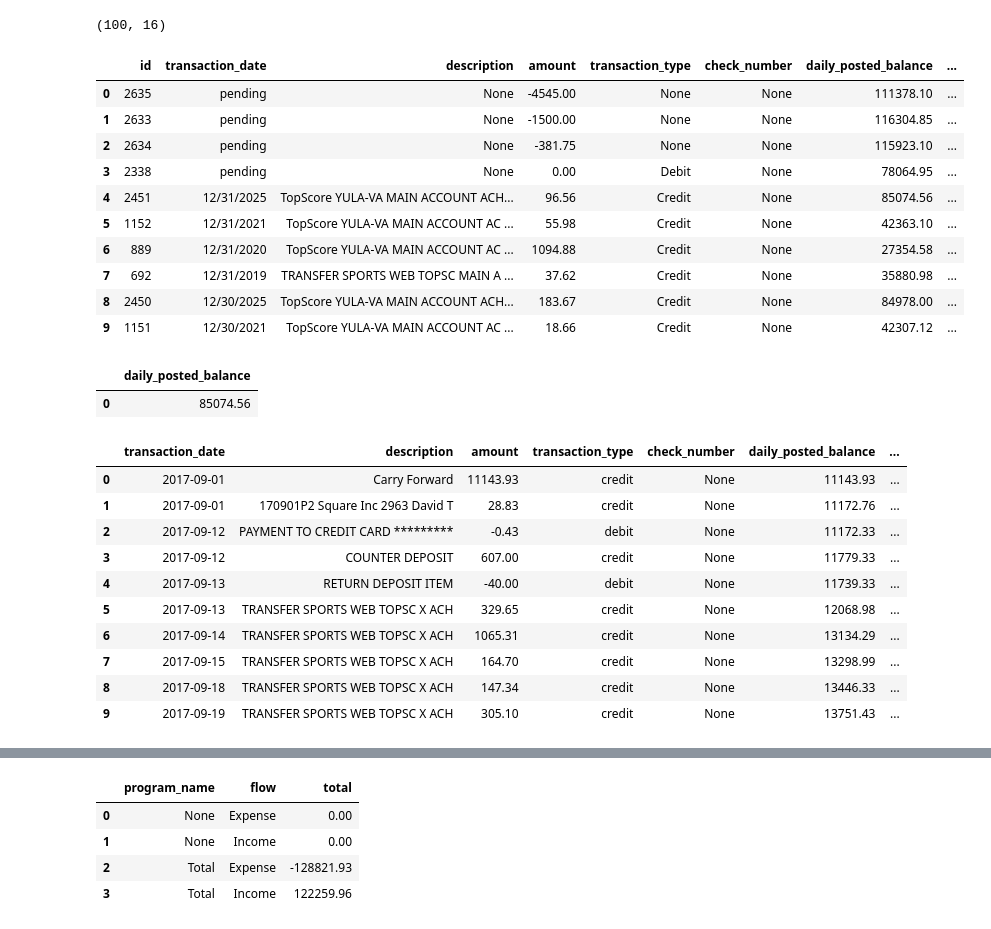
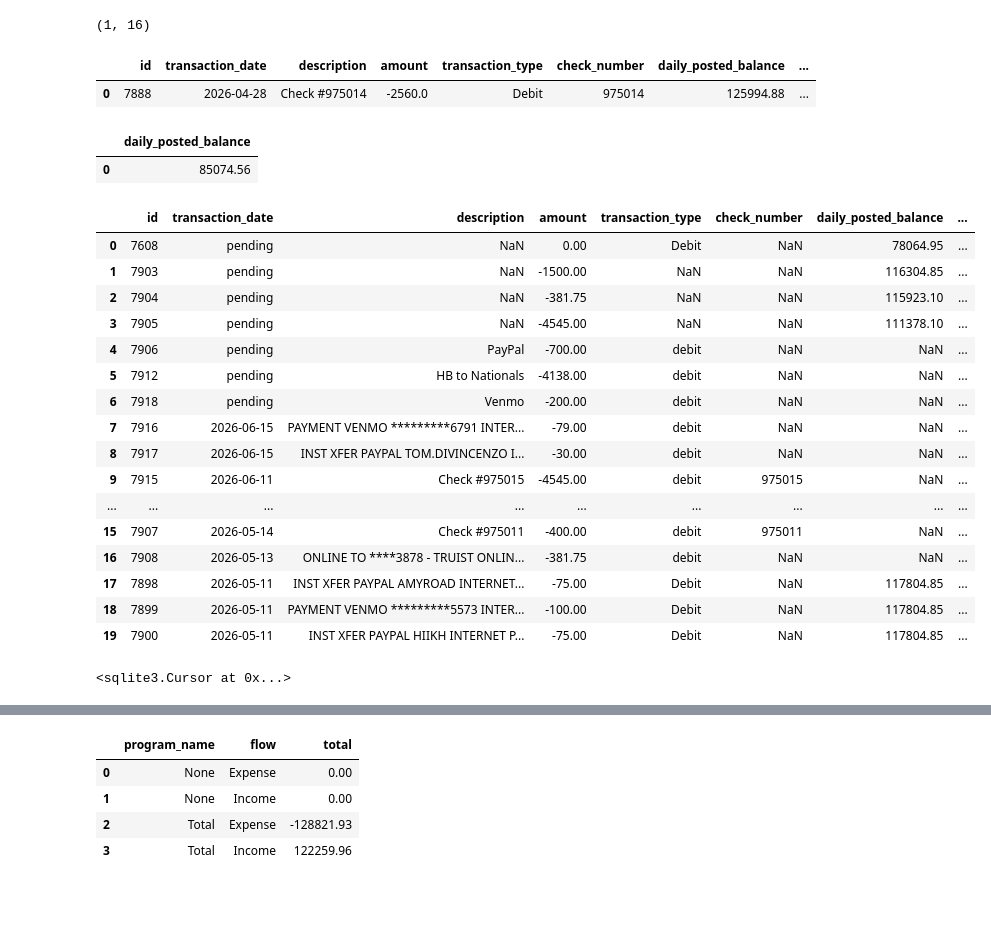
Before and after one commit to tmw4d/accounting_app, a Jupyter notebook: Data Exploration.ipynb, the cells around one changed output, grey strips where cells are left out. Saved outputs shown, nothing was run; the diff lists cells and outputs as text; code cells hidden in the pictures; blank space fills up the shorter version.

Commit message:
Improve ledger imports, balances, reports, and cloud sync

```diff
--- a/Data Exploration.ipynb
+++ b/Data Exploration.ipynb
@@ -4,25 +4,16 @@ import sqlite3
 # %%
 conn = sqlite3.connect("data/ledger.db")
 # Fetch {name: id} pairs from categories table
-ledger = pd.read_sql("SELECT * FROM ledger order by transaction_date DESC, amount ASC limit 100", conn)
+ledger = pd.read_sql("SELECT * FROM ledger where amount = -2560 order by transaction_date DESC, amount ASC limit 100", conn)
 # %%
 ledger.shape
 # %% [output]
-(100, 16)
+(1, 16)
 # %%
 ledger.head(10)
 # %% [output]
 |  | id | transaction_date | description | amount | transaction_type | check_number | daily_posted_balance | ... |
-| 0 | 2635 | pending | None | -4545.00 | None | None | 111378.10 | ... |
-| 1 | 2633 | pending | None | -1500.00 | None | None | 116304.85 | ... |
-| 2 | 2634 | pending | None | -381.75 | None | None | 115923.10 | ... |
-| 3 | 2338 | pending | None | 0.00 | Debit | None | 78064.95 | ... |
-| 4 | 2451 | 12/31/2025 | TopScore YULA-VA MAIN ACCOUNT ACH... | 96.56 | Credit | None | 85074.56 | ... |
-| 5 | 1152 | 12/31/2021 | TopScore YULA-VA MAIN ACCOUNT AC ... | 55.98 | Credit | None | 42363.10 | ... |
-| 6 | 889 | 12/31/2020 | TopScore YULA-VA MAIN ACCOUNT AC ... | 1094.88 | Credit | None | 27354.58 | ... |
-| 7 | 692 | 12/31/2019 | TRANSFER SPORTS WEB TOPSC MAIN A ... | 37.62 | Credit | None | 35880.98 | ... |
-| 8 | 2450 | 12/30/2025 | TopScore YULA-VA MAIN ACCOUNT ACH... | 183.67 | Credit | None | 84978.00 | ... |
-| 9 | 1151 | 12/30/2021 | TopScore YULA-VA MAIN ACCOUNT AC ... | 18.66 | Credit | None | 42307.12 | ... |
+| 0 | 7888 | 2026-04-28 | Check #975014 | -2560.0 | Debit | 975014 | 125994.88 | ... |
 # %%
 
 # Fetch example script from site
@@ -40,21 +31,33 @@ script
 # %%
 
 # Fetch example script from site
 sample = pd.read_sql("""
             SELECT *
             FROM ledger l
-            limit 10
+            --where is_deleted = 0
+            order by transaction_date desc
+            limit 20
         """, conn)
 sample
 # %% [output]
-|  | transaction_date | description | amount | transaction_type | check_number | daily_posted_balance | ... |
-| 0 | 2017-09-01 | Carry Forward | 11143.93 | credit | None | 11143.93 | ... |
-| 1 | 2017-09-01 | 170901P2 Square Inc 2963 David T | 28.83 | credit | None | 11172.76 | ... |
-| 2 | 2017-09-12 | PAYMENT TO CREDIT CARD ********* | -0.43 | debit | None | 11172.33 | ... |
-| 3 | 2017-09-12 | COUNTER DEPOSIT | 607.00 | credit | None | 11779.33 | ... |
-| 4 | 2017-09-13 | RETURN DEPOSIT ITEM | -40.00 | debit | None | 11739.33 | ... |
-| 5 | 2017-09-13 | TRANSFER SPORTS WEB TOPSC X ACH | 329.65 | credit | None | 12068.98 | ... |
-| 6 | 2017-09-14 | TRANSFER SPORTS WEB TOPSC X ACH | 1065.31 | credit | None | 13134.29 | ... |
-| 7 | 2017-09-15 | TRANSFER SPORTS WEB TOPSC X ACH | 164.70 | credit | None | 13298.99 | ... |
-| 8 | 2017-09-18 | TRANSFER SPORTS WEB TOPSC X ACH | 147.34 | credit | None | 13446.33 | ... |
-| 9 | 2017-09-19 | TRANSFER SPORTS WEB TOPSC X ACH | 305.10 | credit | None | 13751.43 | ... |
+|  | id | transaction_date | description | amount | transaction_type | check_number | daily_posted_balance | ... |
+| 0 | 7608 | pending | NaN | 0.00 | Debit | NaN | 78064.95 | ... |
+| 1 | 7903 | pending | NaN | -1500.00 | NaN | NaN | 116304.85 | ... |
+| 2 | 7904 | pending | NaN | -381.75 | NaN | NaN | 115923.10 | ... |
+| 3 | 7905 | pending | NaN | -4545.00 | NaN | NaN | 111378.10 | ... |
+| 4 | 7906 | pending | PayPal | -700.00 | debit | NaN | NaN | ... |
+| 5 | 7912 | pending | HB to Nationals | -4138.00 | debit | NaN | NaN | ... |
+| 6 | 7918 | pending | Venmo | -200.00 | debit | NaN | NaN | ... |
+| 7 | 7916 | 2026-06-15 | PAYMENT VENMO *********6791 INTER... | -79.00 | debit | NaN | NaN | ... |
+| 8 | 7917 | 2026-06-15 | INST XFER PAYPAL TOM.DIVINCENZO I... | -30.00 | debit | NaN | NaN | ... |
+| 9 | 7915 | 2026-06-11 | Check #975015 | -4545.00 | debit | 975015 | NaN | ... |
+| ... | ... | ... | ... | ... | ... | ... | ... | ... |
+| 15 | 7907 | 2026-05-14 | Check #975011 | -400.00 | debit | 975011 | NaN | ... |
+| 16 | 7908 | 2026-05-13 | ONLINE TO ****3878 - TRUIST ONLIN... | -381.75 | debit | NaN | NaN | ... |
+| 17 | 7898 | 2026-05-11 | INST XFER PAYPAL AMYROAD INTERNET... | -75.00 | Debit | NaN | 117804.85 | ... |
+| 18 | 7899 | 2026-05-11 | PAYMENT VENMO *********5573 INTER... | -100.00 | Debit | NaN | 117804.85 | ... |
+| 19 | 7900 | 2026-05-11 | INST XFER PAYPAL HIIKH INTERNET P... | -75.00 | Debit | NaN | 117804.85 | ... |
+# %%
+conn.execute('update ledger set is_deleted = 0 where id in (7903, 7905, 7912)')
+# %% [output]
+<sqlite3.Cursor at 0x...>
```
Also changed, not shown: parts of 4 cells of this notebook, 18 other files.
